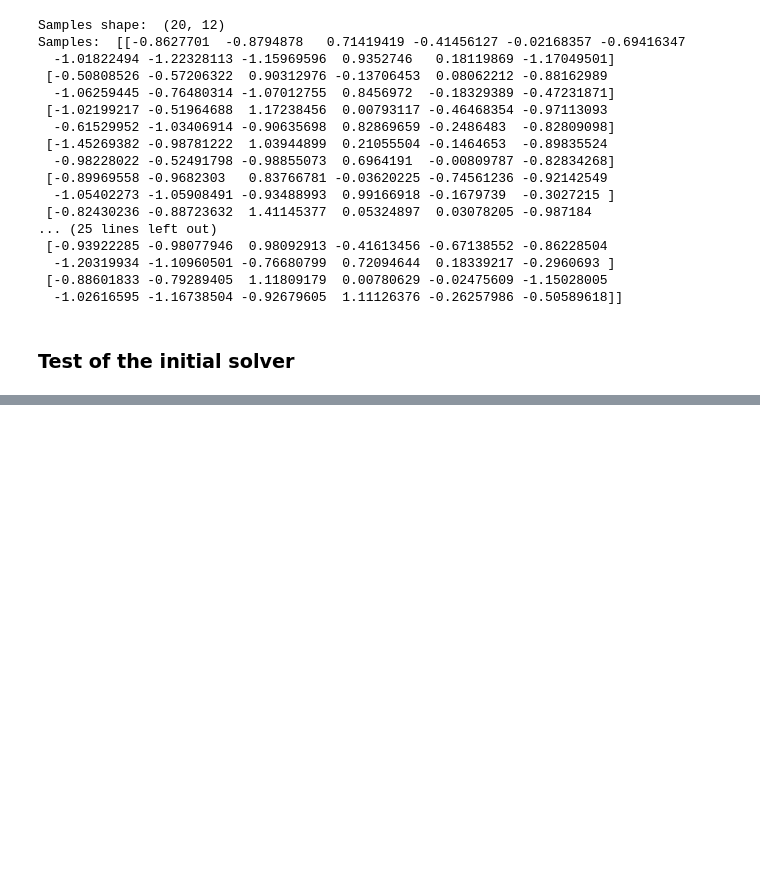
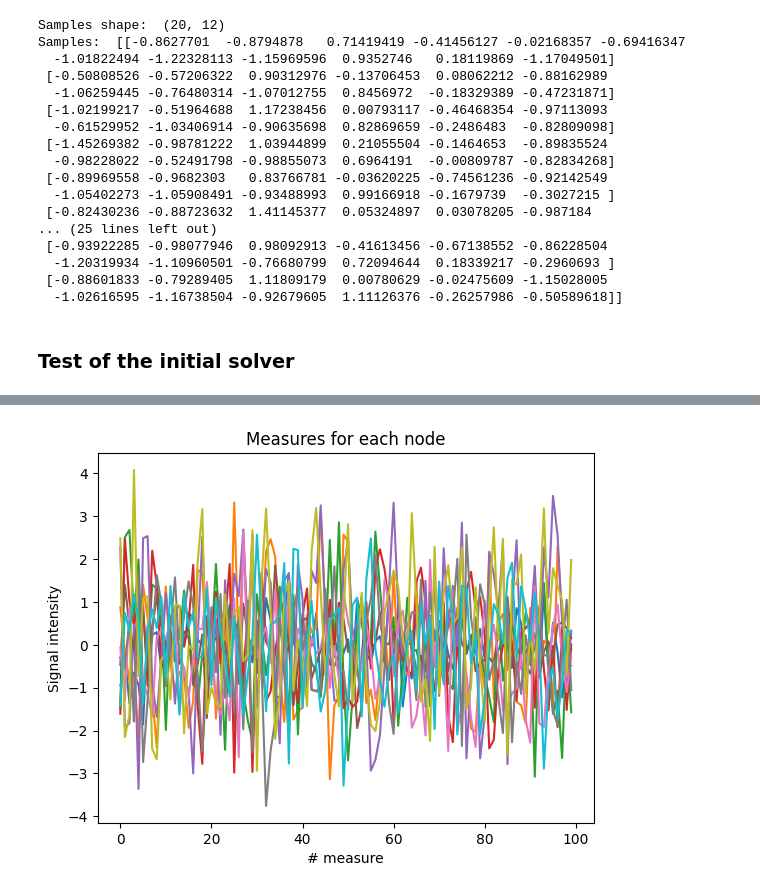
Before and after one commit to MathildeDupouy/Learn-Graph-Laplacian, a Jupyter notebook: code/main.ipynb, the cells around one changed output, grey strips where cells are left out. Drawn from its saved outputs; the diff is of its cells as text; code cells hidden in the pictures; blank space fills up the shorter version.

```diff
--- a/code/main.ipynb
+++ b/code/main.ipynb
@@ -103,0 +116,12 @@ nx.draw(est_graph, with_labels=True, font_weight='bold')
+# %%
+# Plot the 100 measures on each node
+plt.figure()
+for node in range(graph_signals_er.shape[1]) :
+    plt.plot(graph_signals_er[:, node], label = f"Signal du noeud {node}")
+# plt.legend()
+plt.title("Measures for each node")
+plt.xlabel("# measure")
+plt.ylabel("Signal intensity")
+plt.show()
+# %% [output]
+[figure, added]
```
Also changed, not shown: parts of 1 cell of this notebook, 1 other file.
